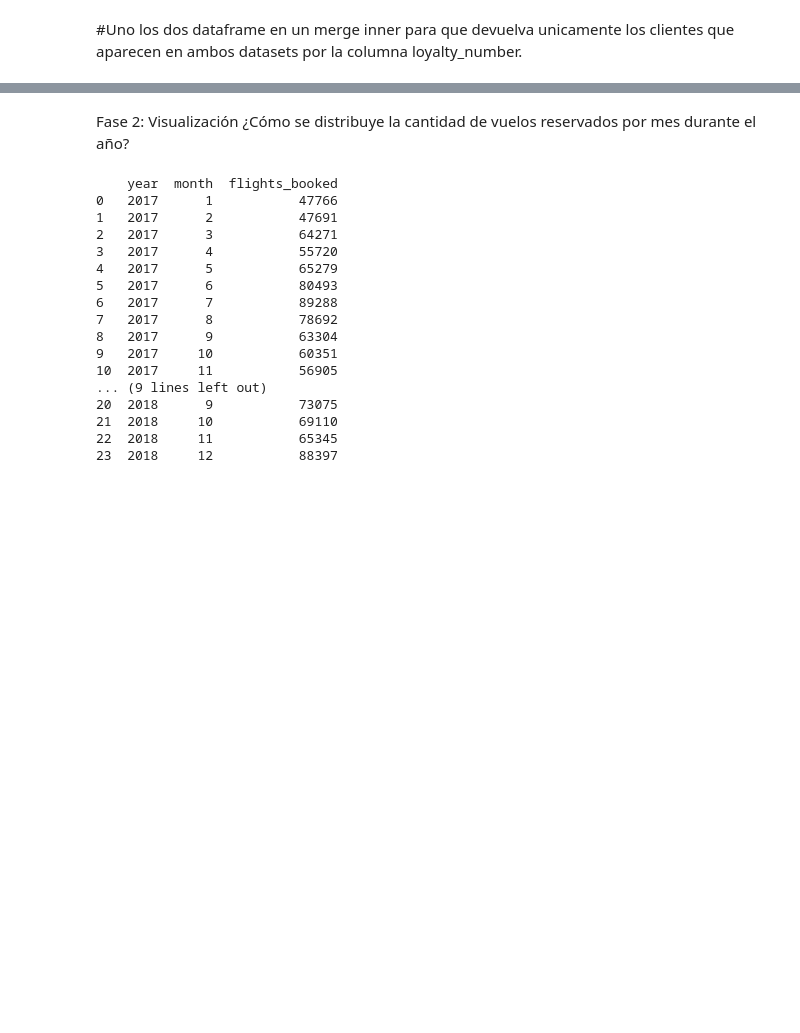
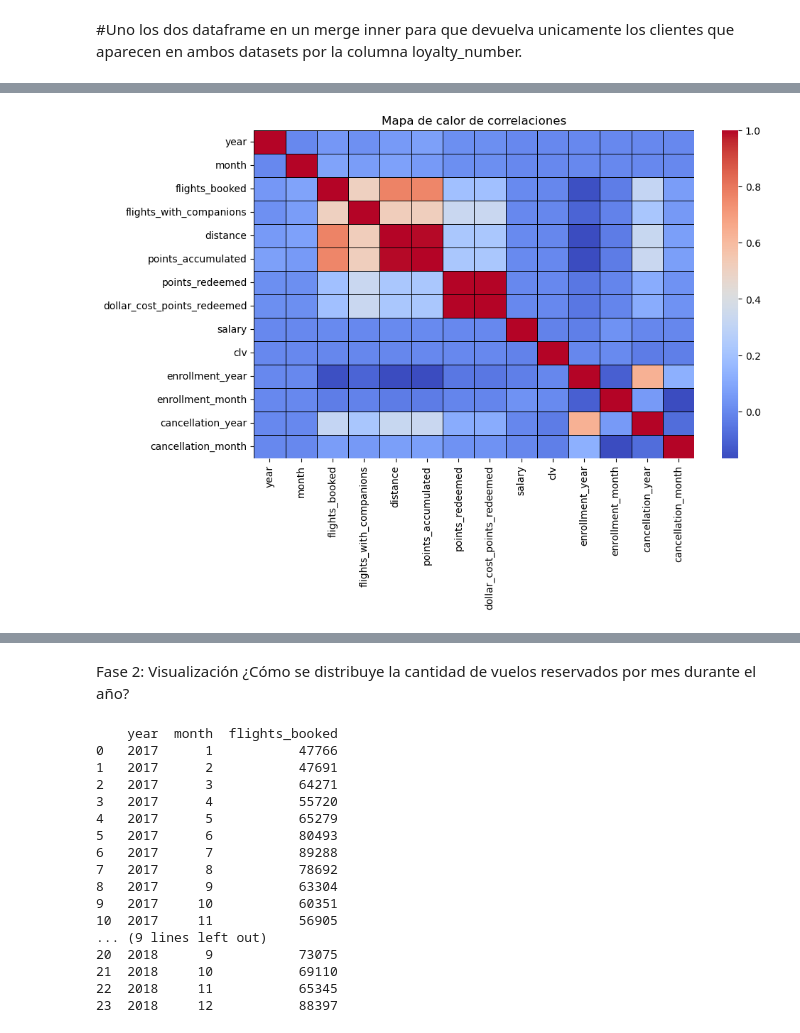
Before and after one commit to Adalab/bda-modulo-3-evaluacion-final-ela-art, a Jupyter notebook: Evaluacion3.ipynb, the cells around one changed output, grey strips where cells are left out. Cells and saved outputs as stored; diff of their text form; code cells hidden in the pictures; blank space fills up the shorter version.

```diff
--- a/Evaluacion3.ipynb
+++ b/Evaluacion3.ipynb
@@ -895,0 +938,17 @@ dtype: int64
+# %%
+
+# eliminamos columnas irrelevantes como IDs
+corr = df_master.drop(columns=["loyalty_number"]).select_dtypes(include="number").corr()
+
+plt.figure(figsize=(10,6))
+sns.heatmap(
+    corr,
+    annot=False,      # sin números
+    cmap="coolwarm",
+    linewidths=0.5,   # grosor de las líneas
+    linecolor="black" # color de las líneas
+)
+plt.title("Mapa de calor de correlaciones")
+plt.show()
+# %% [output]
+[figure, added]
```
Also changed, not shown: parts of 72 cells of this notebook.
